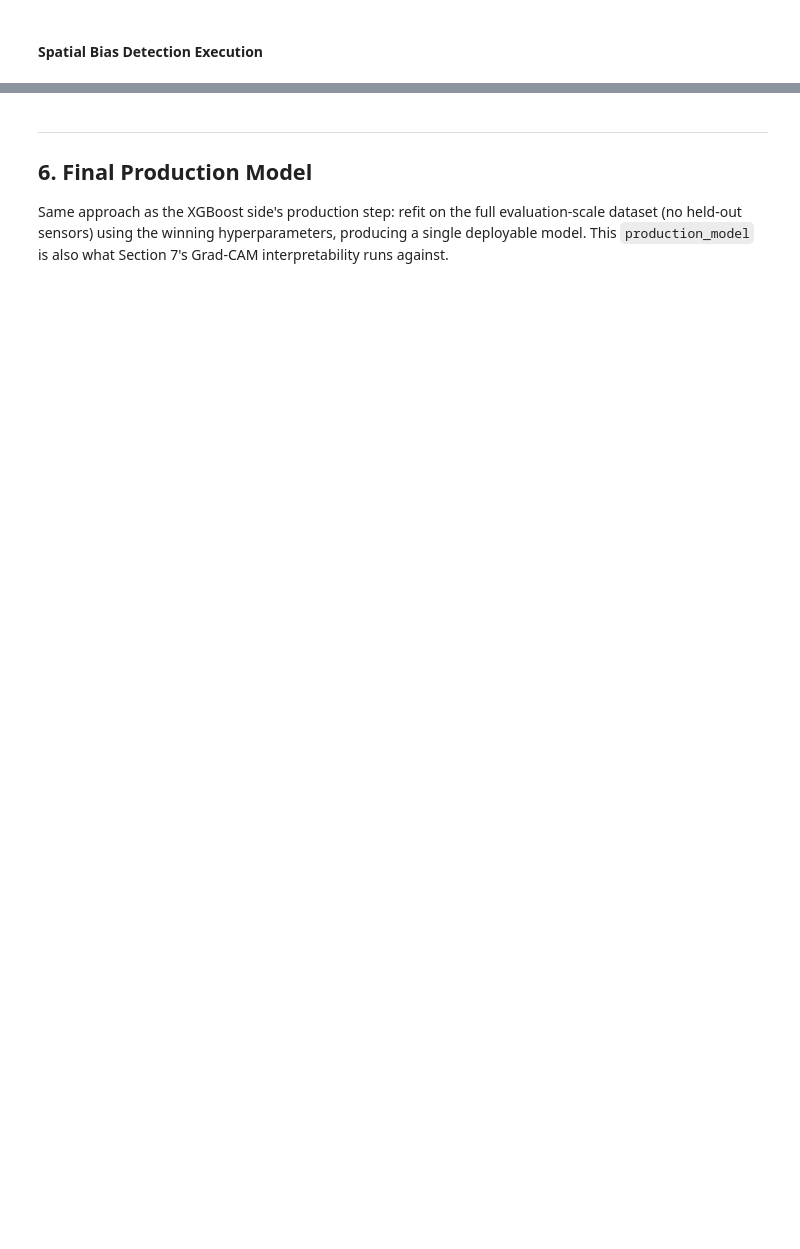
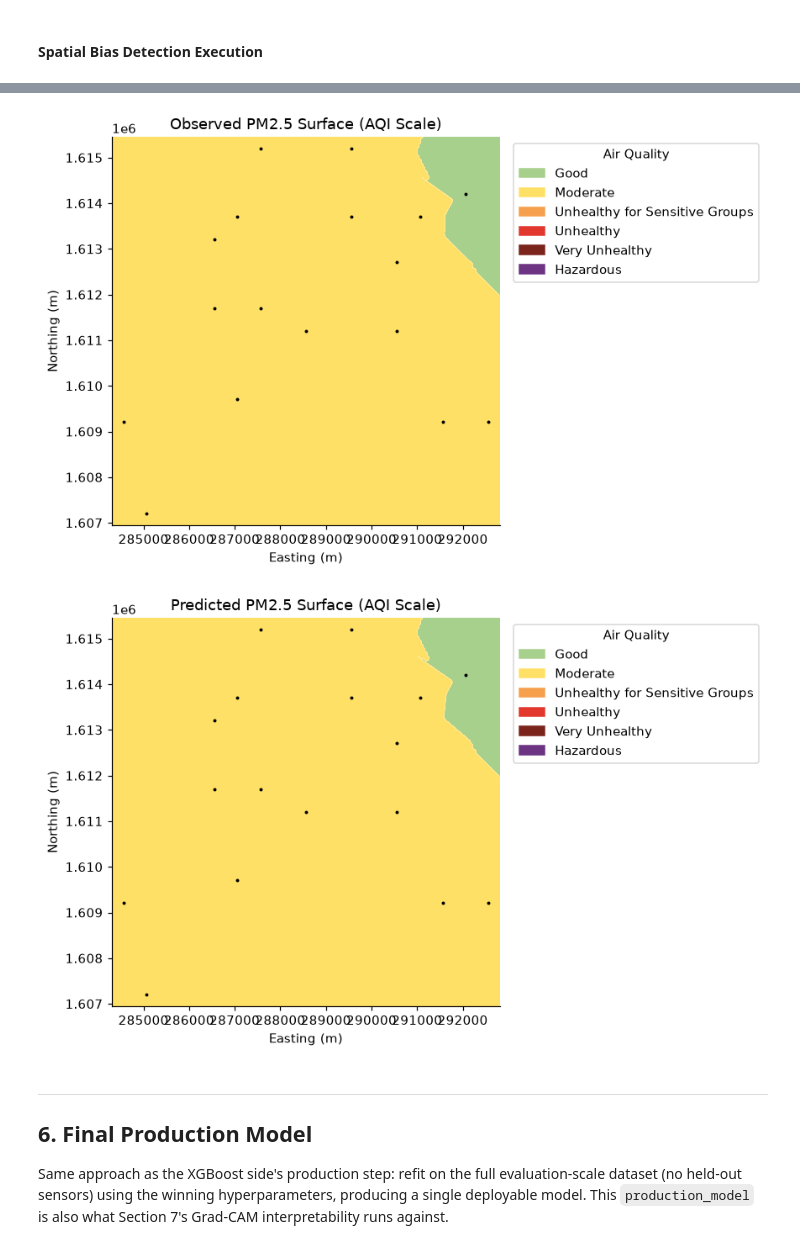
Before and after one commit to Patthethicc/urban-air, a Jupyter notebook: pilot testing/CNN-LSTM/Extra_Preprocessing_pipeline_FIXED.ipynb, the cells around one changed output, grey strips where cells are left out. Drawn from its saved outputs; the diff is of its cells as text; code cells hidden in the pictures; blank space fills up the shorter version.

Commit message:
feat: added Heatmap

```diff
--- a/pilot testing/CNN-LSTM/Extra_Preprocessing_pipeline_FIXED.ipynb
+++ b/pilot testing/CNN-LSTM/Extra_Preprocessing_pipeline_FIXED.ipynb
@@ -1497,3 +1573,15 @@ No statistically significant global spatial autocorrelation detected.
+# %%
+# Observed vs. predicted PM2.5 severity, aggregated to grid cells already computed above
+actual_grid_df = aggregate_column_by_grid(oof_df, sensor_grid_map, "y_true")
+actual_cells = grid_gdf_from_csv.merge(actual_grid_df, on="grid_id", how="inner")
+plot_pm25_aqi_heatmap(actual_cells, value_col="y_true", title="Observed PM2.5 Surface (AQI Scale)")
+
+predicted_grid_df = aggregate_column_by_grid(oof_df, sensor_grid_map, "y_pred")
+predicted_cells = grid_gdf_from_csv.merge(predicted_grid_df, on="grid_id", how="inner")
+_ = plot_pm25_aqi_heatmap(predicted_cells, value_col="y_pred", title="Predicted PM2.5 Surface (AQI Scale)")
+# %% [output]
+[figure, added]
+[figure, added]
 # %% [markdown]
 ---
 ## 6. Final Production Model
```
Also changed, not shown: parts of 8 cells of this notebook.
